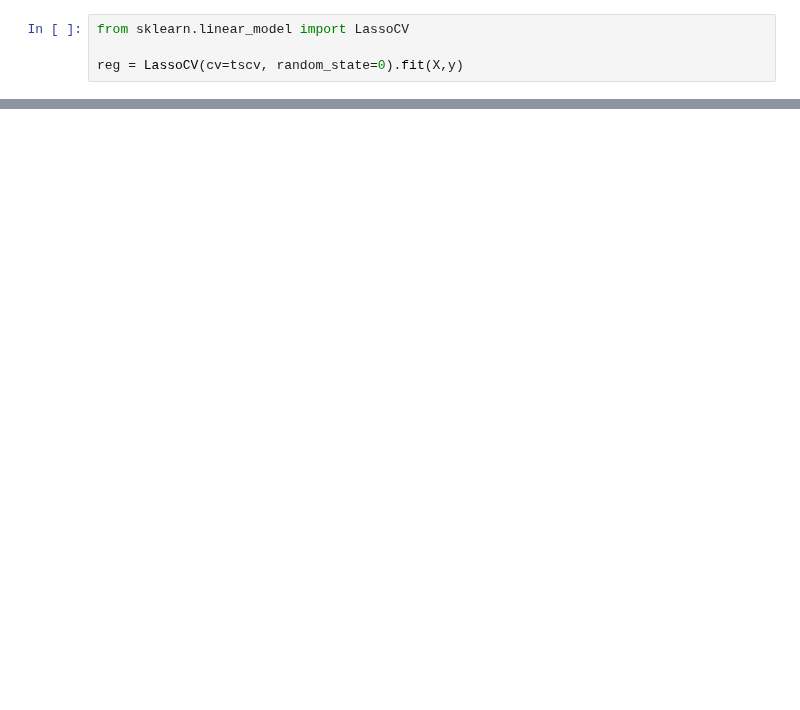
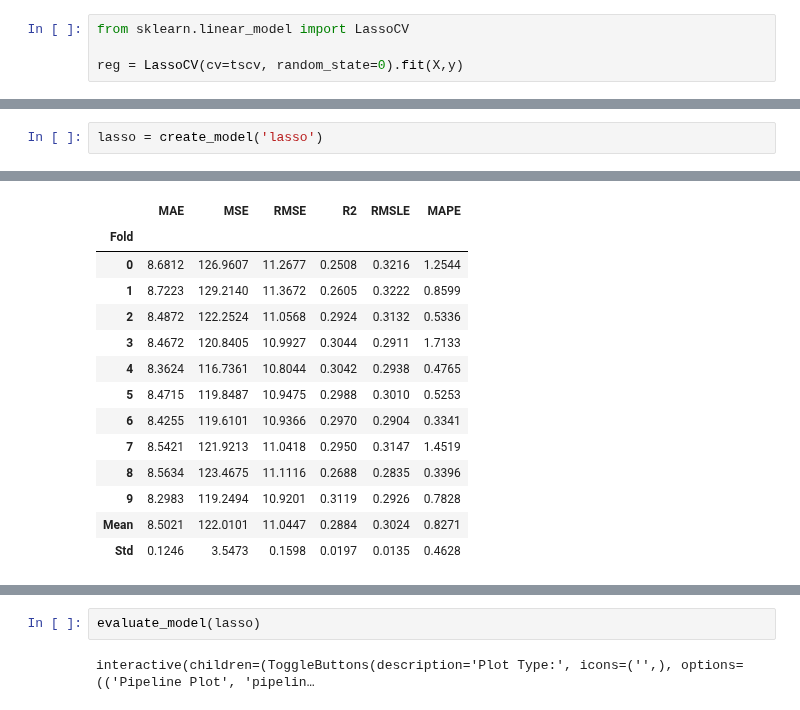
Before and after one commit to KlimisStilp/Price_Timeseries_UK_VScode, a Jupyter notebook: Price Timeseries UK/Totalload_SolarWind_Price_Timeseries.ipynb, the cells around one changed output, grey strips where cells are left out. Saved outputs shown, nothing was run; the diff lists cells and outputs as text; blank space fills up the shorter version.

```diff
--- a/Price Timeseries UK/Totalload_SolarWind_Price_Timeseries.ipynb
+++ b/Price Timeseries UK/Totalload_SolarWind_Price_Timeseries.ipynb
@@ -377,0 +408,3 @@ coef_table.sort_values(by='Coefficients', ascending=False).reset_index(drop=True
+# %%
+lasso = create_model('lasso')
+# %% [output]
@@ -377,0 +412,14 @@ coef_table.sort_values(by='Coefficients', ascending=False).reset_index(drop=True
+|  | MAE | MSE | RMSE | R2 | RMSLE | MAPE |
+| Fold |  |  |  |  |  |  |
+| 0 | 8.6812 | 126.9607 | 11.2677 | 0.2508 | 0.3216 | 1.2544 |
+| 1 | 8.7223 | 129.2140 | 11.3672 | 0.2605 | 0.3222 | 0.8599 |
+| 2 | 8.4872 | 122.2524 | 11.0568 | 0.2924 | 0.3132 | 0.5336 |
+| 3 | 8.4672 | 120.8405 | 10.9927 | 0.3044 | 0.2911 | 1.7133 |
+| 4 | 8.3624 | 116.7361 | 10.8044 | 0.3042 | 0.2938 | 0.4765 |
+| 5 | 8.4715 | 119.8487 | 10.9475 | 0.2988 | 0.3010 | 0.5253 |
+| 6 | 8.4255 | 119.6101 | 10.9366 | 0.2970 | 0.2904 | 0.3341 |
+| 7 | 8.5421 | 121.9213 | 11.0418 | 0.2950 | 0.3147 | 1.4519 |
+| 8 | 8.5634 | 123.4675 | 11.1116 | 0.2688 | 0.2835 | 0.3396 |
+| 9 | 8.2983 | 119.2494 | 10.9201 | 0.3119 | 0.2926 | 0.7828 |
+| Mean | 8.5021 | 122.0101 | 11.0447 | 0.2884 | 0.3024 | 0.8271 |
+| Std | 0.1246 | 3.5473 | 0.1598 | 0.0197 | 0.0135 | 0.4628 |
@@ -377,0 +427,4 @@ coef_table.sort_values(by='Coefficients', ascending=False).reset_index(drop=True
+# %%
+evaluate_model(lasso)
+# %% [output]
+interactive(children=(ToggleButtons(description='Plot Type:', icons=('',), options=(('Pipeline Plot', 'pipelin…
```
Also changed, not shown: parts of 15 cells of this notebook, 1 other file.
